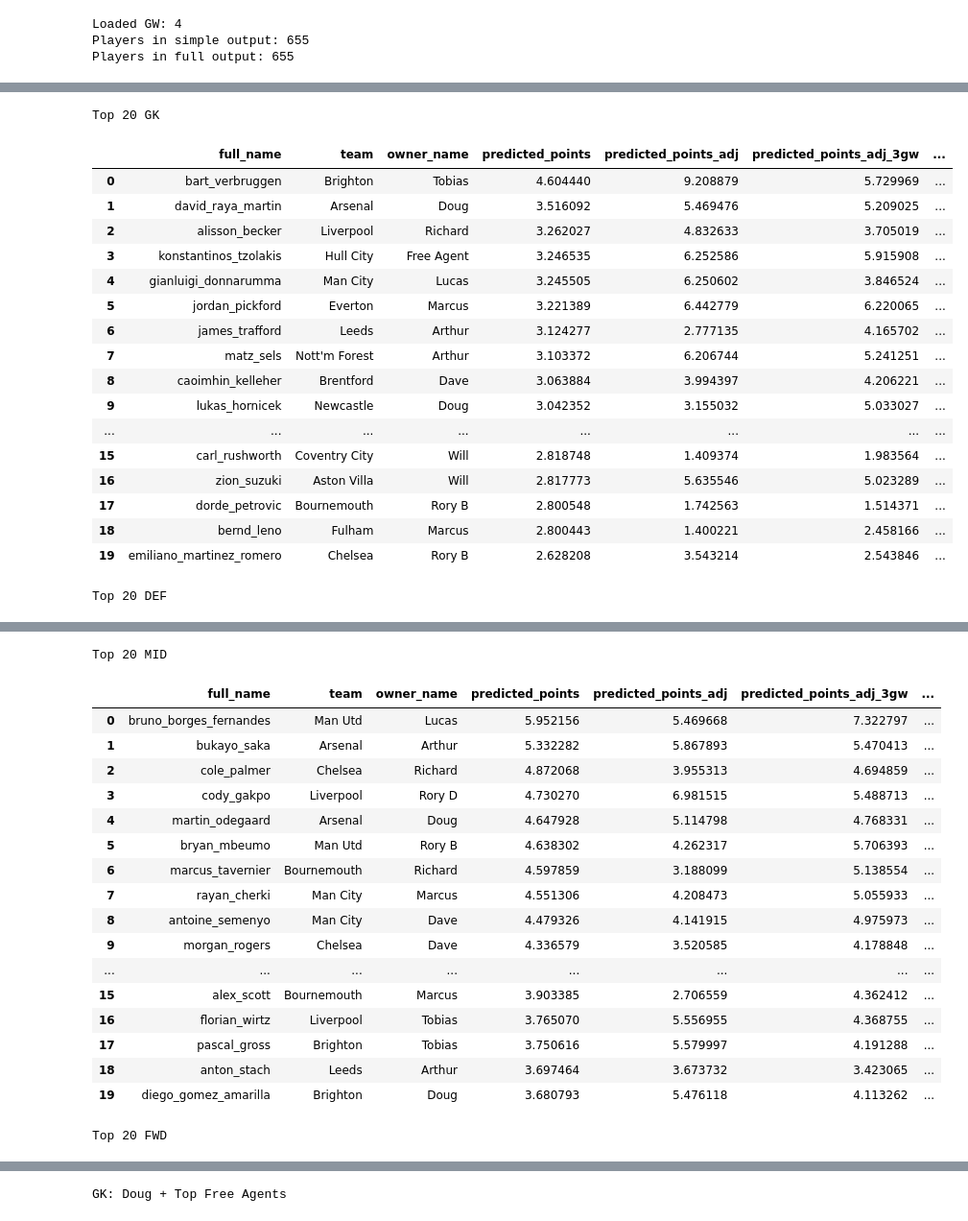
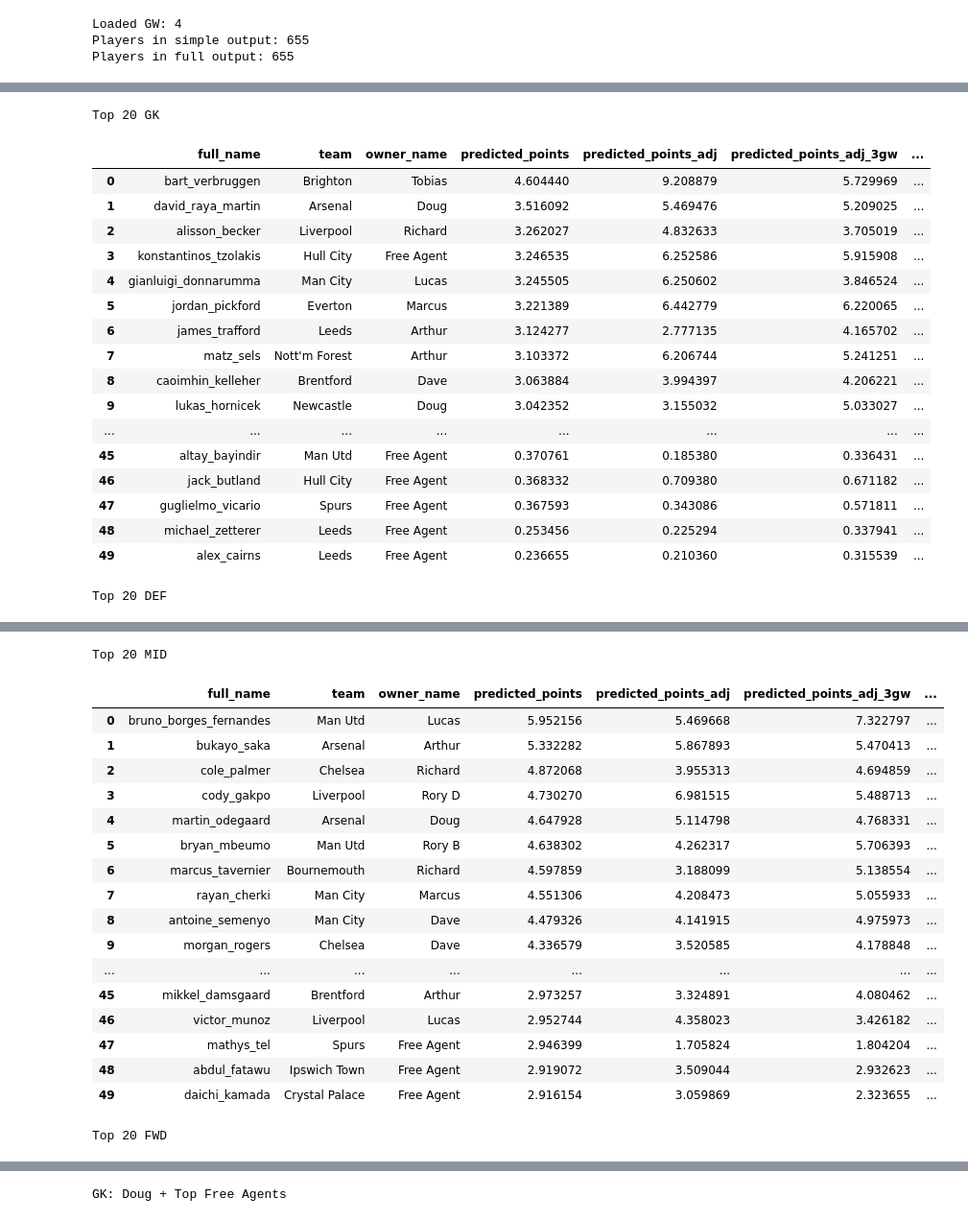
Before and after one commit to doug-ellis/draft_fpl_2627, a Jupyter notebook: transfer/outputs/picking_notebooks/gw4.ipynb, the cells around one changed output, grey strips where cells are left out. Shown at 96% size. Drawn from its saved outputs; the diff is of its cells as text; code cells hidden in the pictures.

```diff
--- a/transfer/outputs/picking_notebooks/gw4.ipynb
+++ b/transfer/outputs/picking_notebooks/gw4.ipynb
@@ -123,38 +123,38 @@ df_sorted.head(10)
 # %%
 show_cols = ['full_name', 'team', 'owner_name', 'predicted_points', 'predicted_points_adj',
              'predicted_points_adj_3gw', 'predicted_points_adj_6gw', 'fixture_diff_index']
 position_lists = {}
 
 for pos in ['GK', 'DEF', 'MID', 'FWD']:
     pos_df = (
         df_sorted
         .query('position == @pos')
         .loc[:, show_cols]
-        .head(TOP_N)
+        .head(50)
         .reset_index(drop=True)
     )
     position_lists[pos] = pos_df
     print(f'\nTop {TOP_N} {pos}')
     display(pos_df)
 # %% [output]
 Top 20 GK
 |  | full_name | team | owner_name | predicted_points | predicted_points_adj | predicted_points_adj_3gw | ... |
 | 0 | bart_verbruggen | Brighton | Tobias | 4.604440 | 9.208879 | 5.729969 | ... |
 | 1 | david_raya_martin | Arsenal | Doug | 3.516092 | 5.469476 | 5.209025 | ... |
 | 2 | alisson_becker | Liverpool | Richard | 3.262027 | 4.832633 | 3.705019 | ... |
 | 3 | konstantinos_tzolakis | Hull City | Free Agent | 3.246535 | 6.252586 | 5.915908 | ... |
 | 4 | gianluigi_donnarumma | Man City | Lucas | 3.245505 | 6.250602 | 3.846524 | ... |
 | 5 | jordan_pickford | Everton | Marcus | 3.221389 | 6.442779 | 6.220065 | ... |
 | 6 | james_trafford | Leeds | Arthur | 3.124277 | 2.777135 | 4.165702 | ... |
 | 7 | matz_sels | Nott'm Forest | Arthur | 3.103372 | 6.206744 | 5.241251 | ... |
 | 8 | caoimhin_kelleher | Brentford | Dave | 3.063884 | 3.994397 | 4.206221 | ... |
 | 9 | lukas_hornicek | Newcastle | Doug | 3.042352 | 3.155032 | 5.033027 | ... |
 | ... | ... | ... | ... | ... | ... | ... | ... |
-| 15 | carl_rushworth | Coventry City | Will | 2.818748 | 1.409374 | 1.983564 | ... |
-| 16 | zion_suzuki | Aston Villa | Will | 2.817773 | 5.635546 | 5.023289 | ... |
-| 17 | dorde_petrovic | Bournemouth | Rory B | 2.800548 | 1.742563 | 1.514371 | ... |
-| 18 | bernd_leno | Fulham | Marcus | 2.800443 | 1.400221 | 2.458166 | ... |
-| 19 | emiliano_martinez_romero | Chelsea | Rory B | 2.628208 | 3.543214 | 2.543846 | ... |
+| 45 | altay_bayindir | Man Utd | Free Agent | 0.370761 | 0.185380 | 0.336431 | ... |
+| 46 | jack_butland | Hull City | Free Agent | 0.368332 | 0.709380 | 0.671182 | ... |
+| 47 | guglielmo_vicario | Spurs | Free Agent | 0.367593 | 0.343086 | 0.571811 | ... |
+| 48 | michael_zetterer | Leeds | Free Agent | 0.253456 | 0.225294 | 0.337941 | ... |
+| 49 | alex_cairns | Leeds | Free Agent | 0.236655 | 0.210360 | 0.315539 | ... |
 Top 20 DEF
 |  | full_name | team | owner_name | predicted_points | predicted_points_adj | predicted_points_adj_3gw | ... |
 | 0 | gabriel_dos_santos_magalhaes | Arsenal | Doug | 4.449611 | 6.391161 | 6.878029 | ... |
@@ -186,11 +186,11 @@ Top 20 MID
 | 8 | antoine_semenyo | Man City | Dave | 4.479326 | 4.141915 | 4.975973 | ... |
 | 9 | morgan_rogers | Chelsea | Dave | 4.336579 | 3.520585 | 4.178848 | ... |
 | ... | ... | ... | ... | ... | ... | ... | ... |
-| 15 | alex_scott | Bournemouth | Marcus | 3.903385 | 2.706559 | 4.362412 | ... |
-| 16 | florian_wirtz | Liverpool | Tobias | 3.765070 | 5.556955 | 4.368755 | ... |
-| 17 | pascal_gross | Brighton | Tobias | 3.750616 | 5.579997 | 4.191288 | ... |
-| 18 | anton_stach | Leeds | Arthur | 3.697464 | 3.673732 | 3.423065 | ... |
-| 19 | diego_gomez_amarilla | Brighton | Doug | 3.680793 | 5.476118 | 4.113262 | ... |
+| 45 | mikkel_damsgaard | Brentford | Arthur | 2.973257 | 3.324891 | 4.080462 | ... |
+| 46 | victor_munoz | Liverpool | Lucas | 2.952744 | 4.358023 | 3.426182 | ... |
+| 47 | mathys_tel | Spurs | Free Agent | 2.946399 | 1.705824 | 1.804204 | ... |
+| 48 | abdul_fatawu | Ipswich Town | Free Agent | 2.919072 | 3.509044 | 2.932623 | ... |
+| 49 | daichi_kamada | Crystal Palace | Free Agent | 2.916154 | 3.059869 | 2.323655 | ... |
 Top 20 FWD
 |  | full_name | team | owner_name | predicted_points | predicted_points_adj | predicted_points_adj_3gw | ... |
 | 0 | erling_haaland | Man City | Rory D | 5.921801 | 9.899650 | 9.506332 | ... |
```
Also changed, not shown: parts of 1 cell of this notebook.
